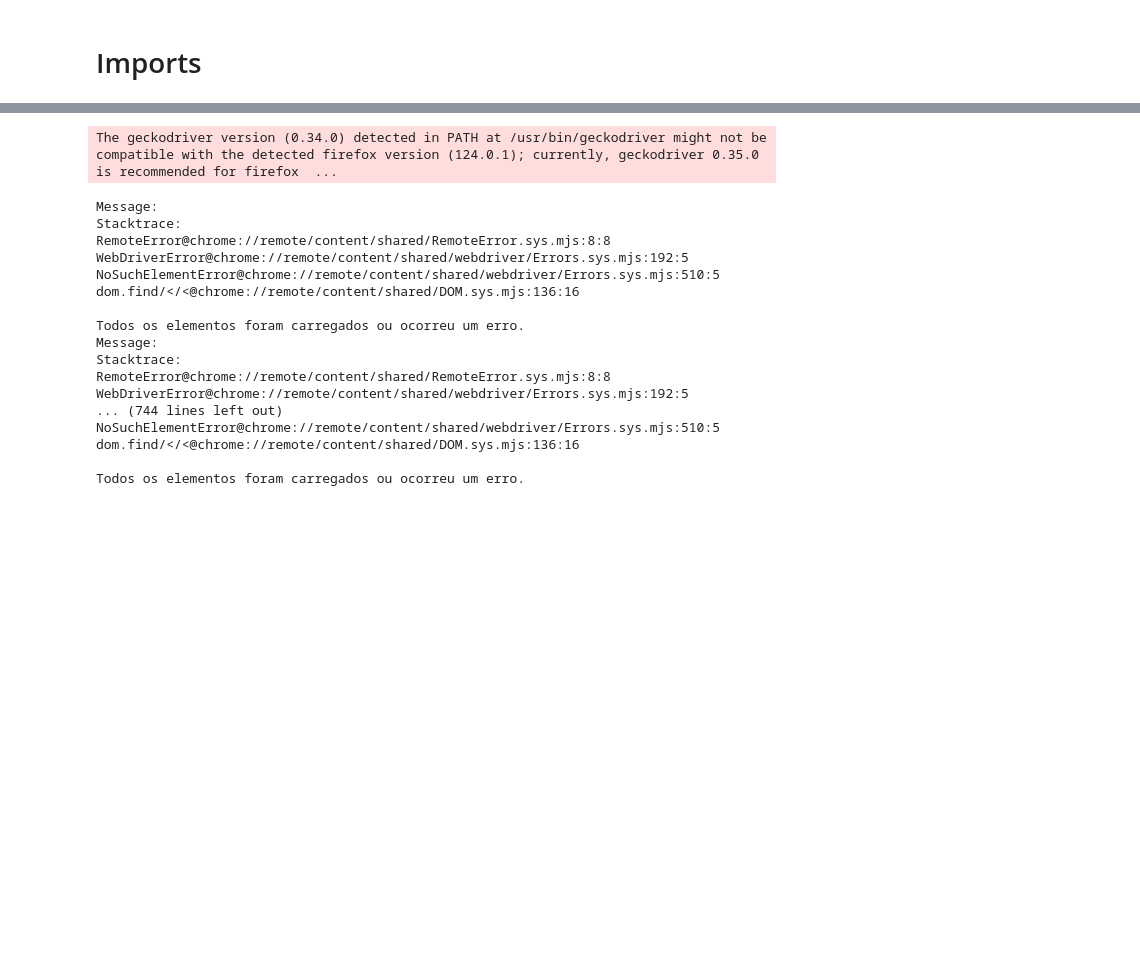
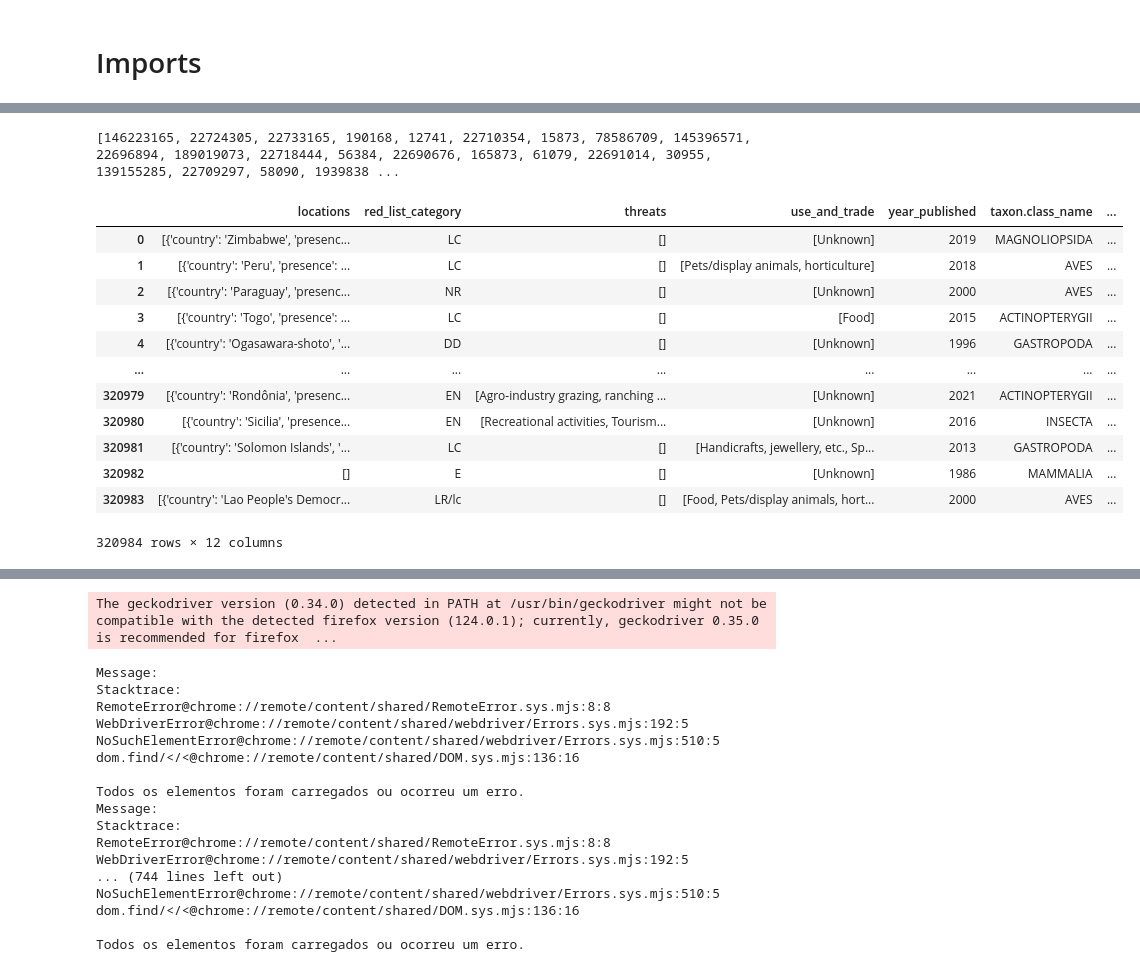
Before and after one commit to ecosustain/Endangered-Species-IUCN, a Jupyter notebook: API-IUCN.ipynb, the cells around one changed output, grey strips where cells are left out. Saved outputs shown, nothing was run; the diff lists cells and outputs as text; code cells hidden in the pictures; blank space fills up the shorter version.

Commit message:
Uses Notebook + Assessements file

```diff
--- a/API-IUCN.ipynb
+++ b/API-IUCN.ipynb
@@ -14,0 +44,7 @@ import time
+# %%
+directory = "ids"
+unique_lines = read_unique_lines_from_directory(directory)
+print("Tamanho:", len(unique_lines))
+# Exibindo as linhas únicas
+for line in unique_lines:
+    print(line)
@@ -14,0 +141,4 @@ import time
+# %%
+json_file = 'assessements.json'
+df = json_to_dataframe(json_file)
+#print(df)
@@ -14,0 +163,56 @@ import time
+# %%
+valores_unicos = df['taxon.sis_id'].unique()
+
+# Converte o resultado para uma lista
+lista_valores_unicos = list(valores_unicos)
+print(lista_valores_unicos, len(lista_valores_unicos))
+# %% [output]
+[146223165, 22724305, 22733165, 190168, 12741, 22710354, 15873, 78586709, 145396571, 22696894, 189019073, 22718444, 56384, 22690676, 165873, 61079, 22691014, 30955, 139155285, 22709297, 58090, 1939838 ...
+# %%
+def rename_uses(df):
+    valid_uses = ['Pets/display animals, horticulture',
+                  'Sport hunting/specimen collecting',
+                  'Construction or structural materials',
+                  'Fuels',
+                  'Medicine - human & veterinary',
+                  'Research',
+                  'Handicrafts, jewellery, etc.',
+                  'Wearing apparel, accessories']
+    for i in range(len(df)):
+        uses = df.iloc[i]['use_and_trade']
+        new_uses = []
+        for use in uses:
+            if use == "Unknown" and len(uses) <= 1:
+                new_uses = ["Unknown"]
+            elif use in valid_uses:
+                new_uses.append(use)
+            elif use == "Food - human" or use == "Food - animal":
+                if "Food" not in new_uses:
+                    new_uses.append("Food")
+            elif use == 'Manufacturing chemicals' or use == 'Other chemicals':
+                if 'Chemicals' not in new_uses:
+                    new_uses.append('Chemicals')
+            else:
+                if 'Others' not in new_uses:
+                    new_uses.append('Others')
+        if len(uses) == 0:
+            new_uses = ["Unknown"]
+        df.at[i, 'use_and_trade'] = new_uses
+    #return df
+# %%
+rename_uses(df)
+display(df)
+# %% [output]
+|  | locations | red_list_category | threats | use_and_trade | year_published | taxon.class_name | ... |
+| 0 | [{'country': 'Zimbabwe', 'presenc... | LC | [] | [Unknown] | 2019 | MAGNOLIOPSIDA | ... |
+| 1 | [{'country': 'Peru', 'presence': ... | LC | [] | [Pets/display animals, horticulture] | 2018 | AVES | ... |
+| 2 | [{'country': 'Paraguay', 'presenc... | NR | [] | [Unknown] | 2000 | AVES | ... |
+| 3 | [{'country': 'Togo', 'presence': ... | LC | [] | [Food] | 2015 | ACTINOPTERYGII | ... |
+| 4 | [{'country': 'Ogasawara-shoto', '... | DD | [] | [Unknown] | 1996 | GASTROPODA | ... |
+| ... | ... | ... | ... | ... | ... | ... | ... |
+| 320979 | [{'country': 'Rondônia', 'presenc... | EN | [Agro-industry grazing, ranching ... | [Unknown] | 2021 | ACTINOPTERYGII | ... |
+| 320980 | [{'country': 'Sicilia', 'presence... | EN | [Recreational activities, Tourism... | [Unknown] | 2016 | INSECTA | ... |
+| 320981 | [{'country': 'Solomon Islands', '... | LC | [] | [Handicrafts, jewellery, etc., Sp... | 2013 | GASTROPODA | ... |
+| 320982 | [] | E | [] | [Unknown] | 1986 | MAMMALIA | ... |
+| 320983 | [{'country': 'Lao People's Democr... | LR/lc | [] | [Food, Pets/display animals, hort... | 2000 | AVES | ... |
+320984 rows × 12 columns
```
Also changed, not shown: parts of 40 cells of this notebook.
